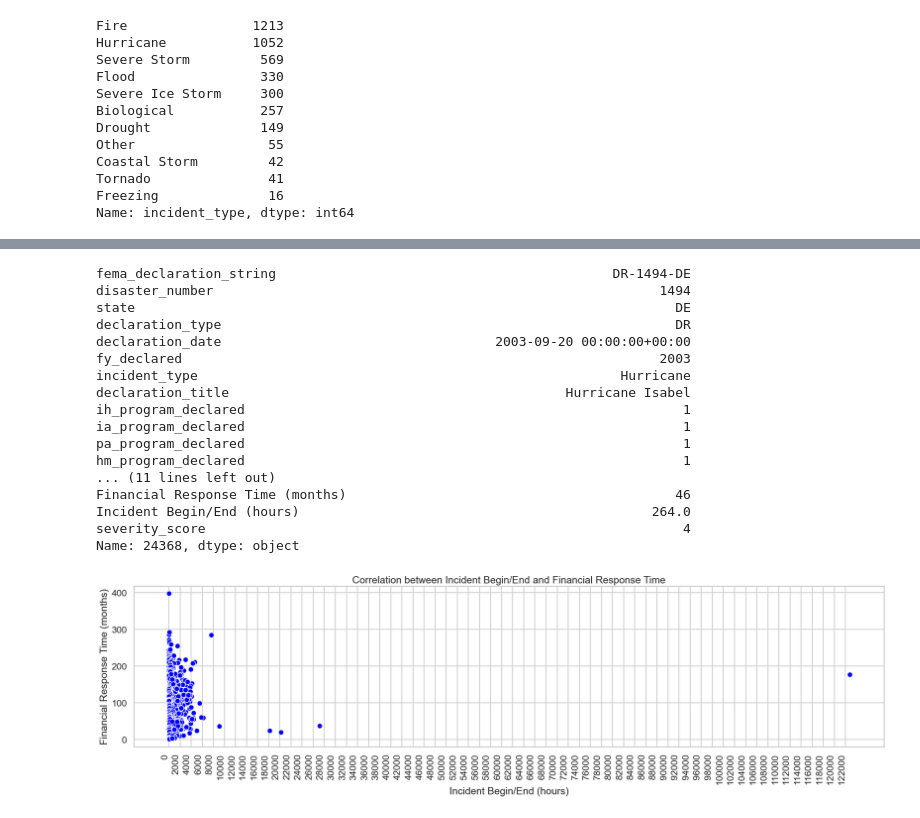
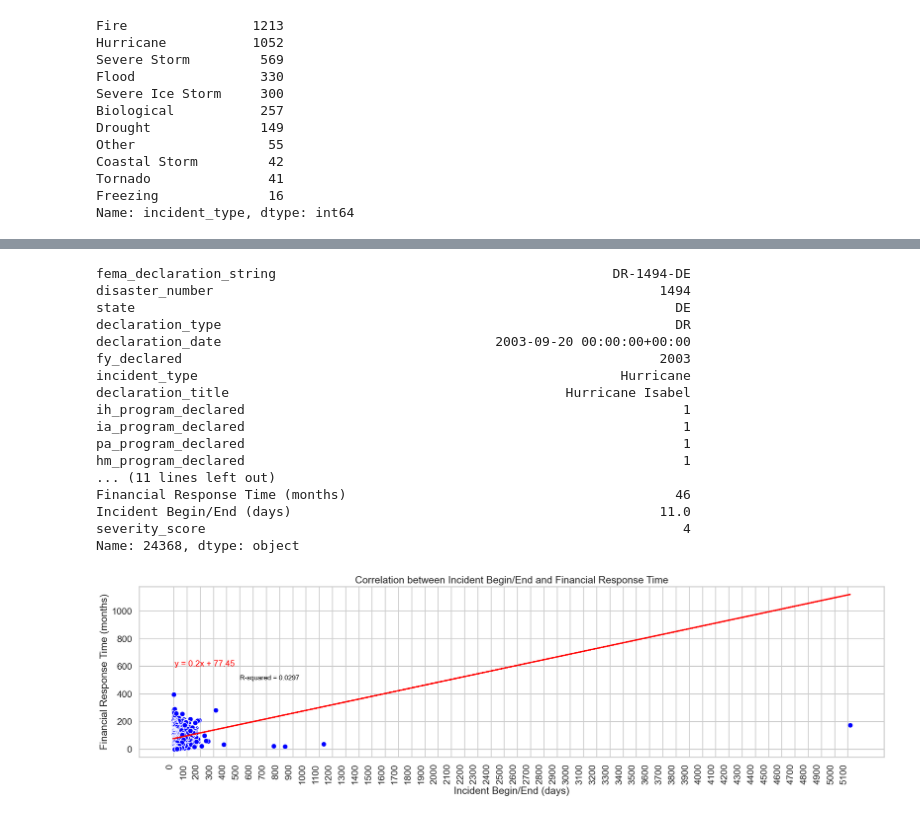
Before and after one commit to ehsan55555/FEMA-Disaster-Analysis-US, a Jupyter notebook: Project1_branchea.ipynb, the cells around one changed output, grey strips where cells are left out. Cells and saved outputs as stored; diff of their text form; code cells hidden in the pictures.

```diff
--- a/Project1_branchea.ipynb
+++ b/Project1_branchea.ipynb
@@ -73,7 +74,9 @@ converted_data_df["Financial Response Time (months)"] = ((converted_data_df["dis
 converted_data_df = converted_data_df[converted_data_df["Financial Response Time (months)"] >= 0]
 # %%
 # Calculate the time difference in hours between 'incident_begin_date' and 'incident_end_date'
-converted_data_df["Incident Begin/End (hours)"] = (converted_data_df["incident_end_date"] - converted_data_df["incident_begin_date"]).dt.total_seconds() / 3600
+# converted_data_df["Incident Begin/End (hours)"] = (converted_data_df["incident_end_date"] - converted_data_df["incident_begin_date"]).dt.total_seconds() / 3600
+
+converted_data_df["Incident Begin/End (days)"] = (converted_data_df["incident_end_date"] - converted_data_df["incident_begin_date"]).dt.days
 # %%
 converted_data_df.head()
 # %% [output]
@@ -687,33 +682,45 @@ pa_program_declared                                                        1
 hm_program_declared                                                        1
 ... (11 lines left out)
 Financial Response Time (months)                                          46
-Incident Begin/End (hours)                                             264.0
+Incident Begin/End (days)                                               11.0
 severity_score                                                             4
 Name: 24368, dtype: object
 # %%
-# Drop rows with non-finite values in 'Incident Begin/End (hours)' column
-converted_data_df = converted_data_df.dropna(subset=['Incident Begin/End (hours)'])
+# Drop rows with non-finite values in 'Incident Begin/End (days)' column
+converted_data_df = converted_data_df.dropna(subset=['Incident Begin/End (days)'])
 
-# Convert the 'Incident Begin/End (hours)' column to integers
-converted_data_df['Incident Begin/End (hours)'] = converted_data_df['Incident Begin/End (hours)'].astype(int)
+# Convert the 'Incident Begin/End (days)' column to integers
+converted_data_df['Incident Begin/End (days)'] = converted_data_df['Incident Begin/End (days)'].astype(int)
 
 # Set the Seaborn style and context for a better-looking grid
 sns.set_style("whitegrid")
 sns.set_context("talk")
 
 plt.figure(figsize=(20, 6))
-sns.scatterplot(data=converted_data_df, x='Incident Begin/End (hours)', y='Financial Response Time (months)', color='blue')
+sns.scatterplot(data=converted_data_df, x='Incident Begin/End (days)', y='Financial Response Time (months)', color='blue')
 plt.title('Correlation between Incident Begin/End and Financial Response Time')
-plt.xlabel('Incident Begin/End (hours)')
+plt.xlabel('Incident Begin/End (days)')
 plt.ylabel('Financial Response Time (months)')
 
 # Set the x-axis tick marks to be in increments of 2000
-plt.xticks(range(0, converted_data_df['Incident Begin/End (hours)'].max() + 1, 2000))
+plt.xticks(range(0, converted_data_df['Incident Begin/End (days)'].max() + 1, 100))
 
 # Rotate the x-axis tick labels for better readability
 plt.xticks(rotation=90, ha='right')
 
+# Calculate the regression line
+(slope, intercept, rvalue, pvalue, stderr) = linregress(converted_data_df['Incident Begin/End (days)'], converted_data_df['Financial Response Time (months)'])
+regress_values = converted_data_df['Incident Begin/End (days)'] * slope + intercept
+line_eq = "y = " + str(round(slope, 2)) + "x + " + str(round(intercept, 2))
+plt.plot(converted_data_df['Incident Begin/End (days)'], regress_values, "r-")
+plt.annotate(line_eq, (5, 600), fontsize=15, color="red")
+
+# Calculate and print the r-squared value
+r_squared = rvalue**2
+plt.text(500, 500, f"R-squared = {r_squared:.4f}", fontsize=12, color='black')
+
+
 plt.tight_layout()
 plt.show()
 # %% [output]
-[figure, old version]
+[figure, new version]
```
Also changed, not shown: parts of 6 cells of this notebook, 3 other files.
